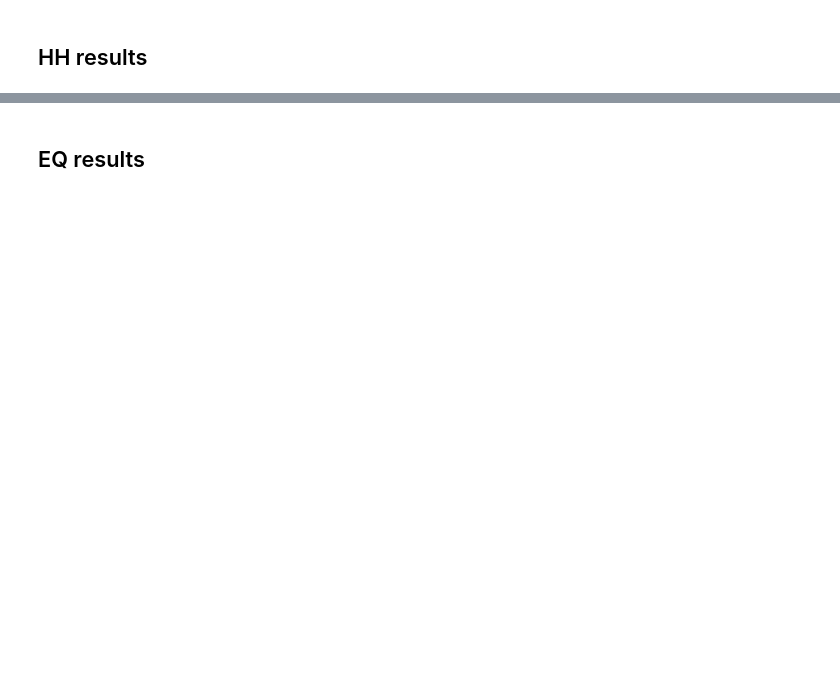
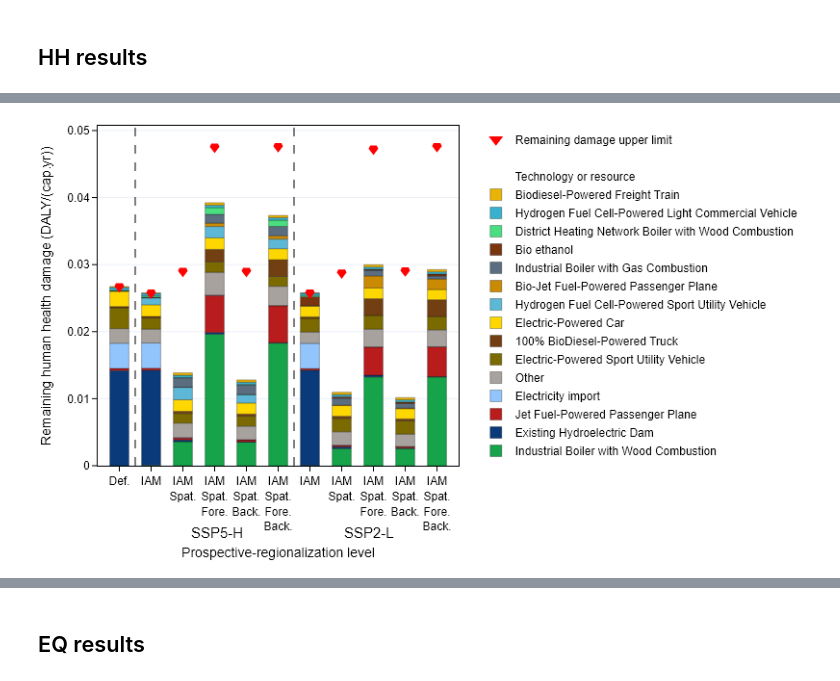
Before and after one commit to CIRAIG/EnergyScope-Quebec, a Jupyter notebook: projects/lca/02_Regionalization/01_Notebooks/02_Min_TC_2050.ipynb, the cells around one changed output, grey strips where cells are left out. Cells and saved outputs as stored; diff of their text form; code cells hidden in the pictures; blank space fills up the shorter version.

```diff
--- a/projects/lca/02_Regionalization/01_Notebooks/02_Min_TC_2050.ipynb
+++ b/projects/lca/02_Regionalization/01_Notebooks/02_Min_TC_2050.ipynb
@@ -681,15 +768,17 @@ df_rhh
 # %%
 plot_contribution_by_sector(
     df=df_total_impact,
     imp_cat='Remaining human health',
     save_results=save_results,
     group_by='index',
-    cutoff=0.024,
+    cutoff=0.025,
     showlegend=True,
     show_direct_marker=False,
     show_total_marker=False,
     df_results_constraints=df_results_constraints,
 )
+# %% [output]
+[figure, added]
 # %%
 plot_contribution_by_sector(
     df=df_total_impact,
```
Also changed, not shown: parts of 46 cells of this notebook.
